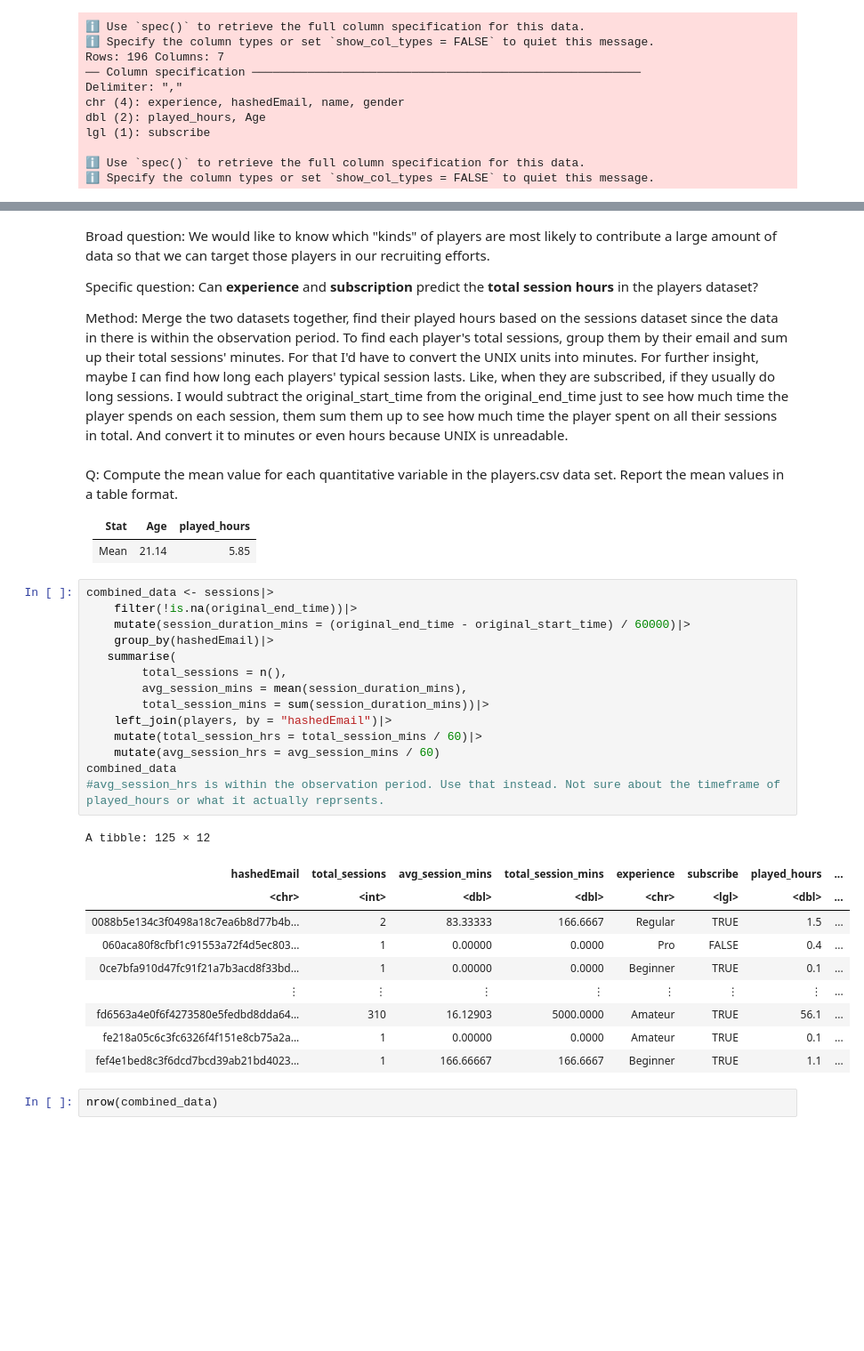
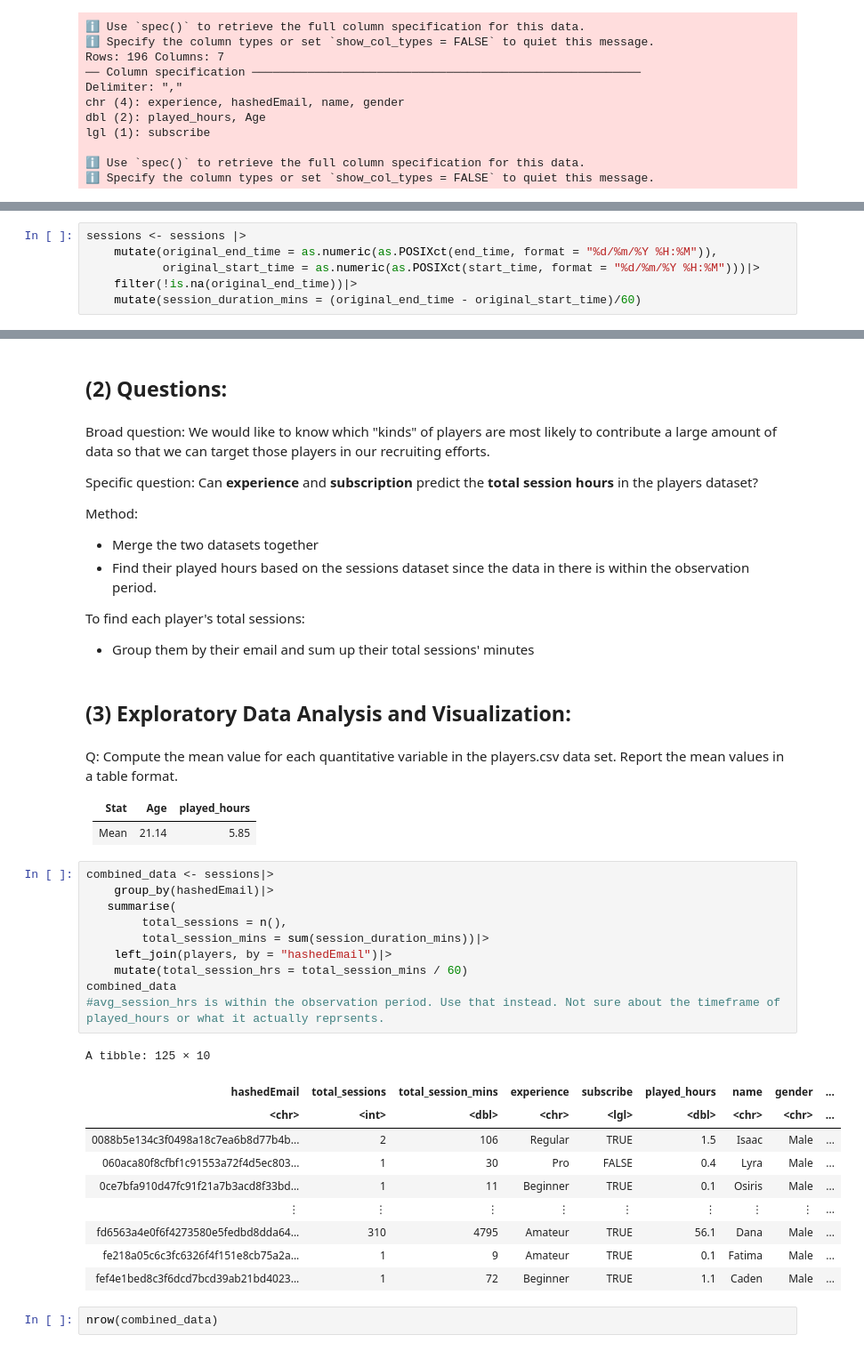
Before and after one commit to vanessapan07/dsci-project-009-19, a Jupyter notebook: projectplanning.ipynb, the cells around one changed output, grey strips where cells are left out. Shown at 89% size. Saved outputs shown, nothing was run; the diff lists cells and outputs as text; blank space fills up the shorter version.

```diff
--- a/projectplanning.ipynb
+++ b/projectplanning.ipynb
@@ -143,2 +151,8 @@ A tibble: 1 × 7
+# %%
+sessions <- sessions |>
+    mutate(original_end_time = as.numeric(as.POSIXct(end_time, format = "%d/%m/%Y %H:%M")),
+           original_start_time = as.numeric(as.POSIXct(start_time, format = "%d/%m/%Y %H:%M")))|>
+    filter(!is.na(original_end_time))|>
+    mutate(session_duration_mins = (original_end_time - original_start_time)/60)
 # %%
 session_stats<-sessions|>
@@ -206,11 +185,20 @@ A tibble: 6 × 4
+# %% [markdown]
+(2) Questions:
+-
 # %% [markdown]
 Broad question: We would like to know which "kinds" of players are most likely to contribute a large amount of data so that we can target those players in our recruiting efforts.
 
 Specific question: Can **experience** and **subscription** predict the **total session hours** in the players dataset?
 
 Method:
-Merge the two datasets together, find their played hours based on the sessions dataset since the data in there is within the observation period. To find each player's total sessions, group them by their email and sum up their total sessions' minutes. For that I'd have to convert the UNIX units into minutes. For further insight, maybe I can find how long each players' typical session lasts. Like, when they are subscribed, if they usually do long sessions.
-I would subtract the original_start_time from the original_end_time just to see how much time the player spends on each session, them sum them up to see how much time the player spent on all their sessions in total. And convert it to minutes or even hours because UNIX is unreadable.
+- Merge the two datasets together
+- Find their played hours based on the sessions dataset since the data in there is within the observation period.
+
+To find each player's total sessions:
+- Group them by their email and sum up their total sessions' minutes
+# %% [markdown]
+(3) Exploratory Data Analysis and Visualization:
+-
 # %% [markdown]
 Q: Compute the mean value for each quantitative variable in the players.csv data set. Report the mean values in a table format.
 
@@ -219,29 +207,25 @@ Q: Compute the mean value for each quantitative variable in the players.csv data
 |Mean	|21.14 |5.85	    |
 # %%
 combined_data <- sessions|>
-    filter(!is.na(original_end_time))|>
-    mutate(session_duration_mins = (original_end_time - original_start_time) / 60000)|>
     group_by(hashedEmail)|>
    summarise(
         total_sessions = n(),
-        avg_session_mins = mean(session_duration_mins),
         total_session_mins = sum(session_duration_mins))|>
     left_join(players, by = "hashedEmail")|>
-    mutate(total_session_hrs = total_session_mins / 60)|>
-    mutate(avg_session_hrs = avg_session_mins / 60)
+    mutate(total_session_hrs = total_session_mins / 60)
 combined_data
 #avg_session_hrs is within the observation period. Use that instead. Not sure about the timeframe of played_hours or what it actually reprsents.
 # %% [output]
-A tibble: 125 × 12
+A tibble: 125 × 10
-| hashedEmail | total_sessions | avg_session_mins | total_session_mins | experience | subscribe | played_hours | ... |
-| <chr> | <int> | <dbl> | <dbl> | <chr> | <lgl> | <dbl> | ... |
-| 0088b5e134c3f0498a18c7ea6b8d77b4b... | 2 | 83.33333 | 166.6667 | Regular | TRUE | 1.5 | ... |
-| 060aca80f8cfbf1c91553a72f4d5ec803... | 1 | 0.00000 | 0.0000 | Pro | FALSE | 0.4 | ... |
-| 0ce7bfa910d47fc91f21a7b3acd8f33bd... | 1 | 0.00000 | 0.0000 | Beginner | TRUE | 0.1 | ... |
-| ⋮ | ⋮ | ⋮ | ⋮ | ⋮ | ⋮ | ⋮ | ... |
-| fd6563a4e0f6f4273580e5fedbd8dda64... | 310 | 16.12903 | 5000.0000 | Amateur | TRUE | 56.1 | ... |
-| fe218a05c6c3fc6326f4f151e8cb75a2a... | 1 | 0.00000 | 0.0000 | Amateur | TRUE | 0.1 | ... |
-| fef4e1bed8c3f6dcd7bcd39ab21bd4023... | 1 | 166.66667 | 166.6667 | Beginner | TRUE | 1.1 | ... |
+| hashedEmail | total_sessions | total_session_mins | experience | subscribe | played_hours | name | gender | ... |
+| <chr> | <int> | <dbl> | <chr> | <lgl> | <dbl> | <chr> | <chr> | ... |
+| 0088b5e134c3f0498a18c7ea6b8d77b4b... | 2 | 106 | Regular | TRUE | 1.5 | Isaac | Male | ... |
+| 060aca80f8cfbf1c91553a72f4d5ec803... | 1 | 30 | Pro | FALSE | 0.4 | Lyra | Male | ... |
+| 0ce7bfa910d47fc91f21a7b3acd8f33bd... | 1 | 11 | Beginner | TRUE | 0.1 | Osiris | Male | ... |
+| ⋮ | ⋮ | ⋮ | ⋮ | ⋮ | ⋮ | ⋮ | ⋮ | ... |
+| fd6563a4e0f6f4273580e5fedbd8dda64... | 310 | 4795 | Amateur | TRUE | 56.1 | Dana | Male | ... |
+| fe218a05c6c3fc6326f4f151e8cb75a2a... | 1 | 9 | Amateur | TRUE | 0.1 | Fatima | Male | ... |
+| fef4e1bed8c3f6dcd7bcd39ab21bd4023... | 1 | 72 | Beginner | TRUE | 1.1 | Caden | Male | ... |
 # %%
 nrow(combined_data)
 # %% [output]
```
Also changed, not shown: parts of 12 cells of this notebook.
